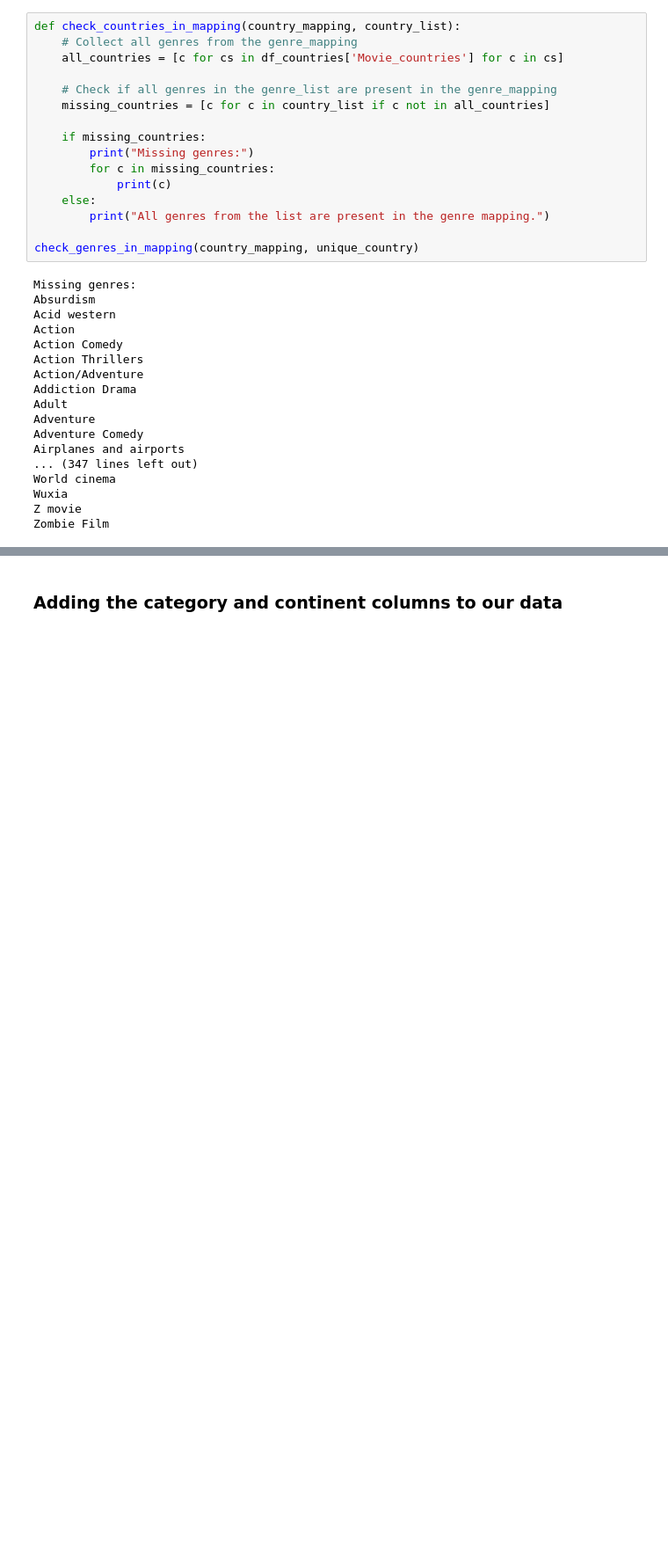
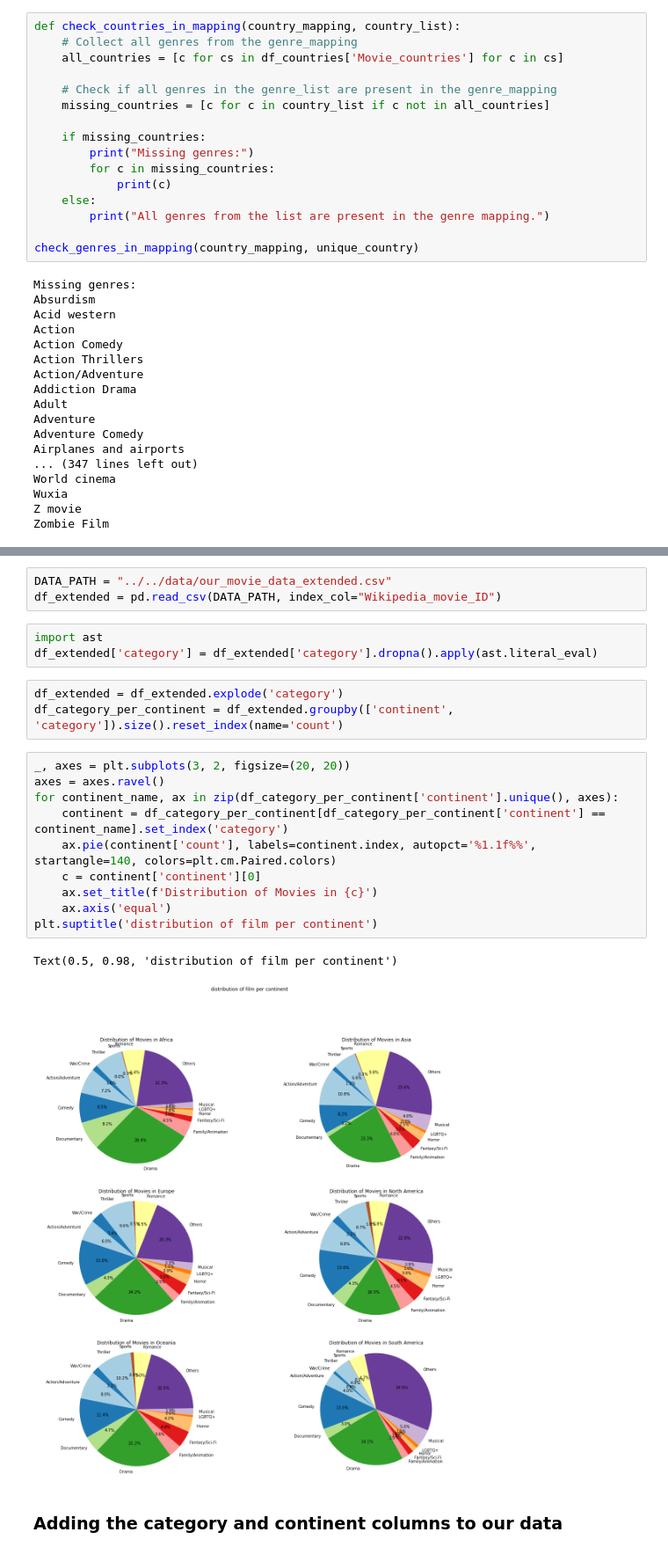
Before and after one commit to epfl-ada/ada-2024-project-dataffoneurs, a Jupyter notebook: src/scripts/movie_data_exploration.ipynb, the cells around one changed output, grey strips where cells are left out. Shown at 88% size. Saved outputs shown, nothing was run; the diff lists cells and outputs as text; blank space fills up the shorter version.

Commit message:
added pie per continent

```diff
--- a/src/scripts/movie_data_exploration.ipynb
+++ b/src/scripts/movie_data_exploration.ipynb
@@ -502,3 +502,25 @@ plt.show()
+# %%
+DATA_PATH = "../../data/our_movie_data_extended.csv"
+df_extended = pd.read_csv(DATA_PATH, index_col="Wikipedia_movie_ID")
+# %%
+import ast
+df_extended['category'] = df_extended['category'].dropna().apply(ast.literal_eval)
+# %%
+df_extended = df_extended.explode('category')
+df_category_per_continent = df_extended.groupby(['continent', 'category']).size().reset_index(name='count')
+# %%
+_, axes = plt.subplots(3, 2, figsize=(20, 20))
+axes = axes.ravel()
+for continent_name, ax in zip(df_category_per_continent['continent'].unique(), axes):
+    continent = df_category_per_continent[df_category_per_continent['continent'] == continent_name].set_index('category')
+    ax.pie(continent['count'], labels=continent.index, autopct='%1.1f%%', startangle=140, colors=plt.cm.Paired.colors)
+    c = continent['continent'][0]
+    ax.set_title(f'Distribution of Movies in {c}')
+    ax.axis('equal')
+plt.suptitle('distribution of film per continent')
+# %% [output]
+Text(0.5, 0.98, 'distribution of film per continent')
+[figure, added]
 # %% [markdown]
 ### Adding the category and continent columns to our data
 # %%
```
Also changed, not shown: parts of 10 cells of this notebook.
